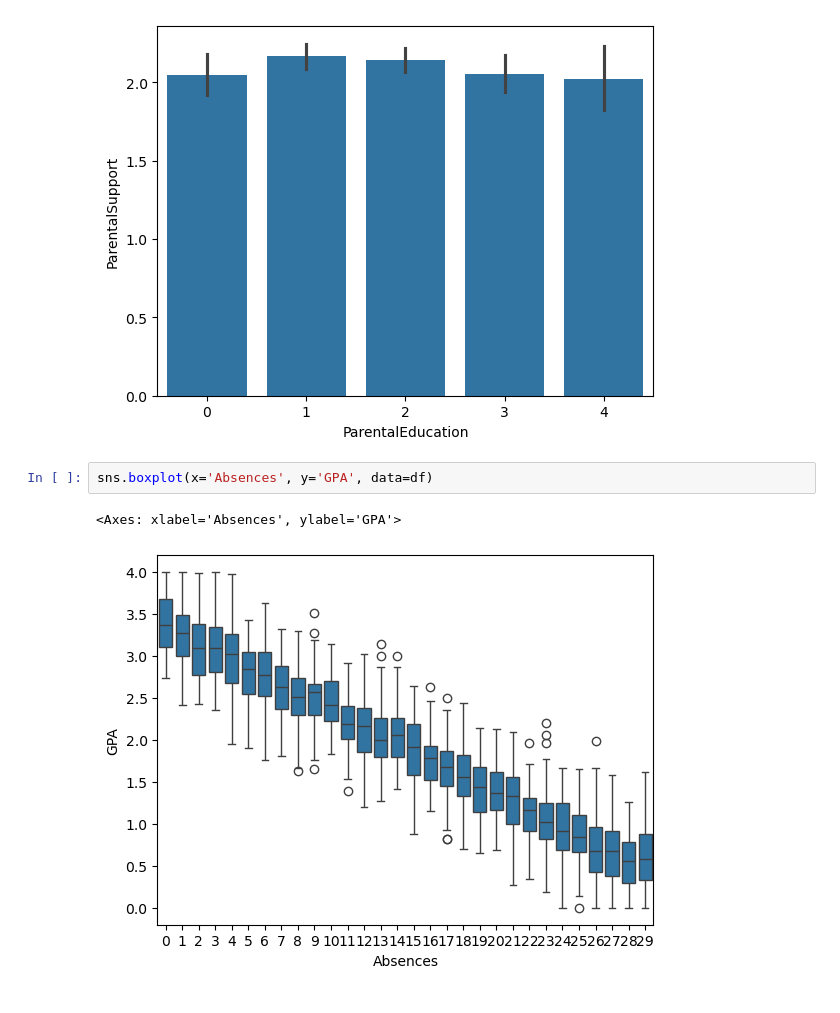
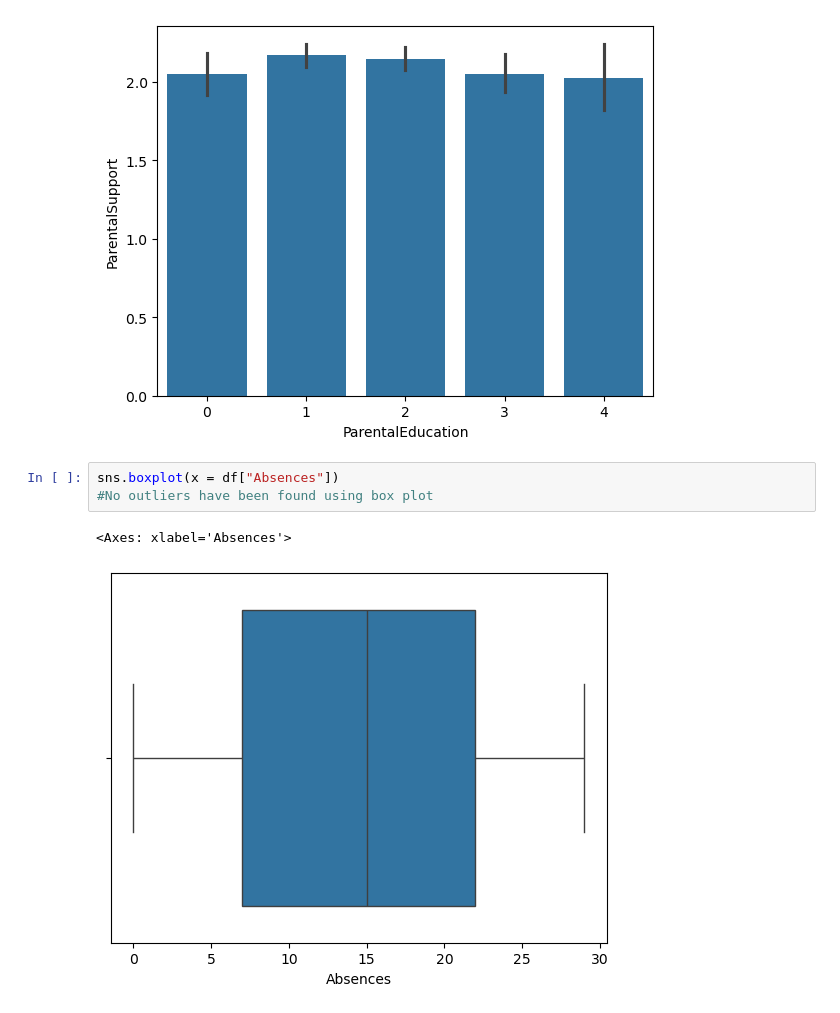
Before and after one commit to KCSchmutz/MLG382_Guided_Project_GroupX, a Jupyter notebook: MLG382_Guided_Project_GroupX_Notebook.ipynb, the cells around one changed output. Drawn from its saved outputs; the diff is of its cells as text.

```diff
--- a/MLG382_Guided_Project_GroupX_Notebook.ipynb
+++ b/MLG382_Guided_Project_GroupX_Notebook.ipynb
@@ -112,8 +115,9 @@ sns.barplot(x='ParentalEducation', y='ParentalSupport', data=df)
 # %% [output]
 <Axes: xlabel='ParentalEducation', ylabel='ParentalSupport'>
 [figure]
-# %%
-sns.boxplot(x='Absences', y='GPA', data=df)
-# %% [output]
-<Axes: xlabel='Absences', ylabel='GPA'>
-[figure, removed]
+# %%
+sns.boxplot(x = df["Absences"])
+#No outliers have been found using box plot
+# %% [output]
+<Axes: xlabel='Absences'>
+[figure, added]
```
Also changed, not shown: parts of 5 cells of this notebook.
